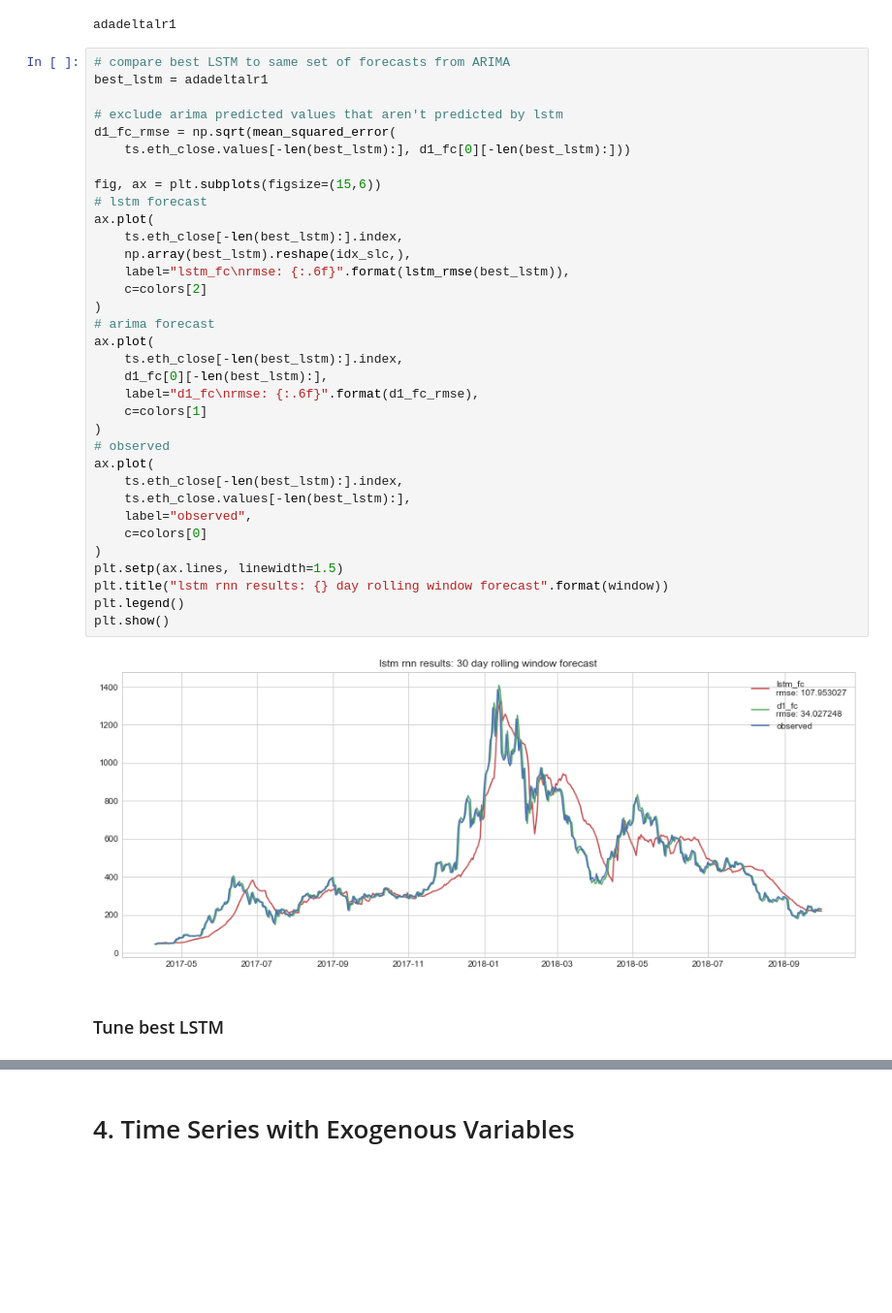
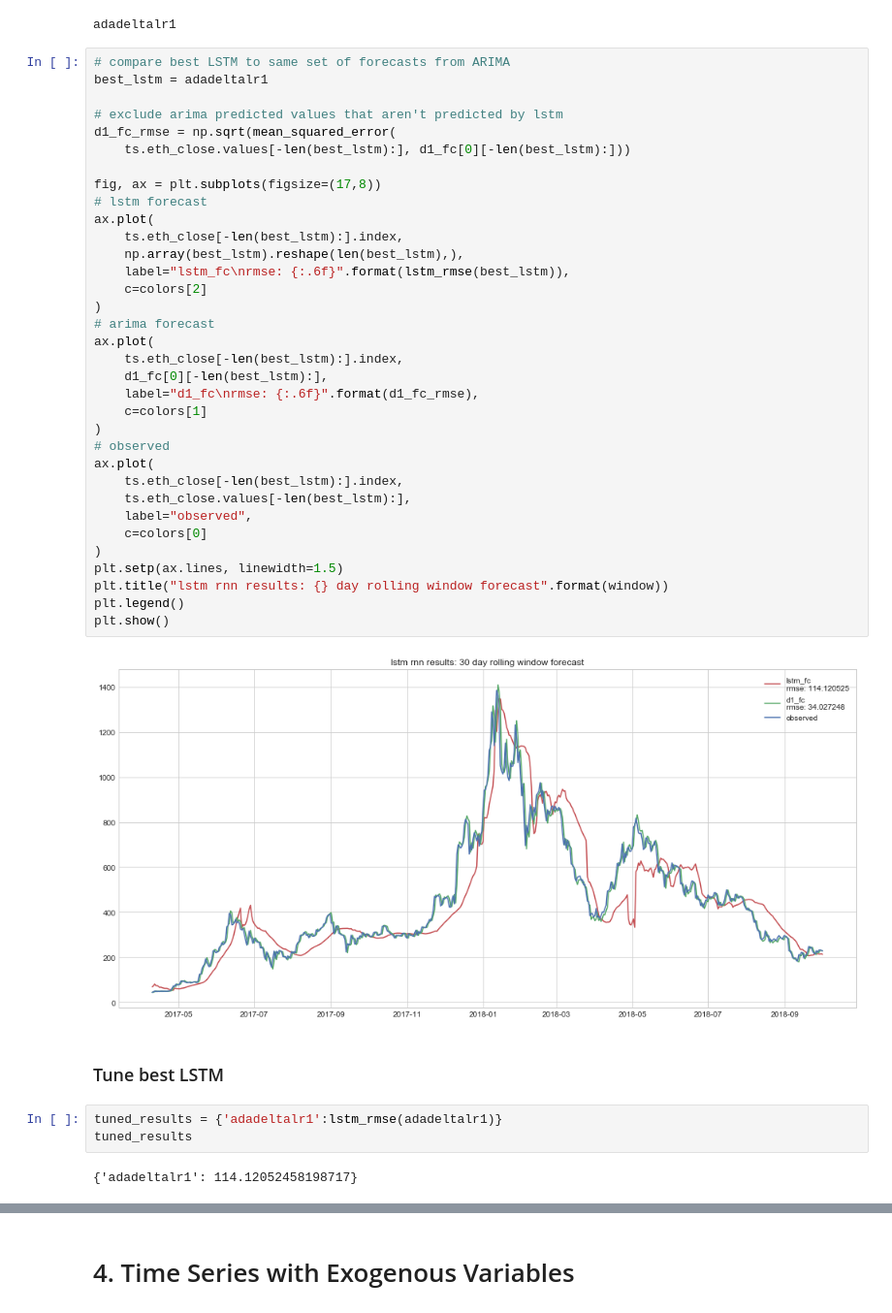
Before and after one commit to brianmcguckin/thinkful_final_capstone, a Jupyter notebook: Ethereum Time Series Analysis.ipynb, the cells around one changed output, grey strips where cells are left out. Shown at 97% size. Drawn from its saved outputs; the diff is of its cells as text; blank space fills up the shorter version.

Commit message:
update tuned lstm, exog

```diff
--- a/Ethereum Time Series Analysis.ipynb
+++ b/Ethereum Time Series Analysis.ipynb
@@ -986,35 +986,40 @@ best_lstm = adadeltalr1
 
 # exclude arima predicted values that aren't predicted by lstm
 d1_fc_rmse = np.sqrt(mean_squared_error(
     ts.eth_close.values[-len(best_lstm):], d1_fc[0][-len(best_lstm):]))
 
-fig, ax = plt.subplots(figsize=(15,6))
+fig, ax = plt.subplots(figsize=(17,8))
 # lstm forecast
 ax.plot(
     ts.eth_close[-len(best_lstm):].index,
-    np.array(best_lstm).reshape(idx_slc,),
+    np.array(best_lstm).reshape(len(best_lstm),),
     label="lstm_fc\nrmse: {:.6f}".format(lstm_rmse(best_lstm)),
     c=colors[2]
 )
 # arima forecast
 ax.plot(
     ts.eth_close[-len(best_lstm):].index,
     d1_fc[0][-len(best_lstm):],
     label="d1_fc\nrmse: {:.6f}".format(d1_fc_rmse),
     c=colors[1]
 )
 # observed
 ax.plot(
     ts.eth_close[-len(best_lstm):].index,
     ts.eth_close.values[-len(best_lstm):],
     label="observed",
     c=colors[0]
 )
 plt.setp(ax.lines, linewidth=1.5)
 plt.title("lstm rnn results: {} day rolling window forecast".format(window))
 plt.legend()
 plt.show()
 # %% [output]
-[figure, old version]
+[figure, new version]
 # %% [markdown]
 ### Tune best LSTM
+# %%
+tuned_results = {'adadeltalr1':lstm_rmse(adadeltalr1)}
+tuned_results
+# %% [output]
+{'adadeltalr1': 114.12052458198717}
```
Also changed, not shown: parts of 6 cells of this notebook.
